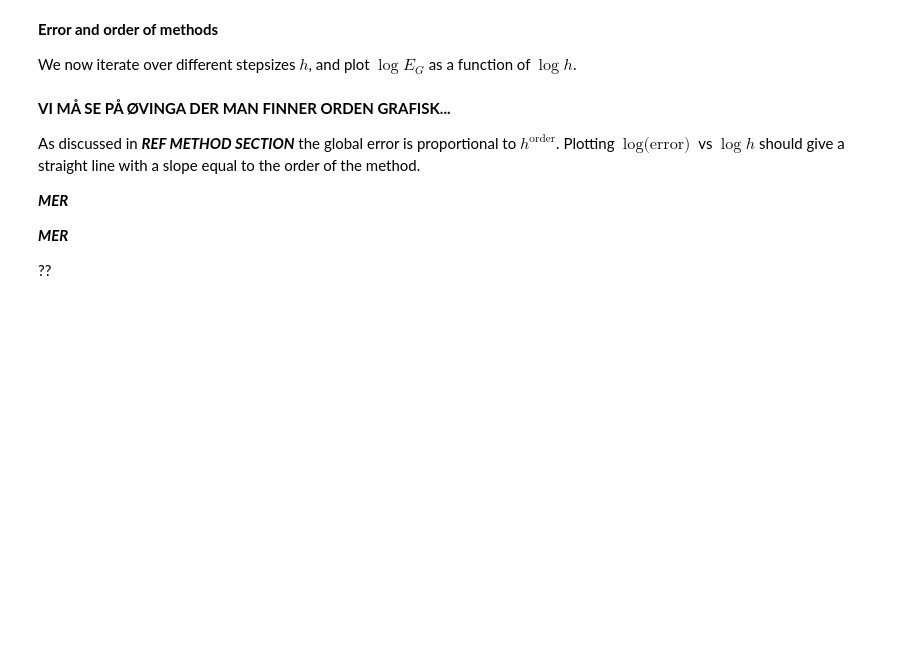
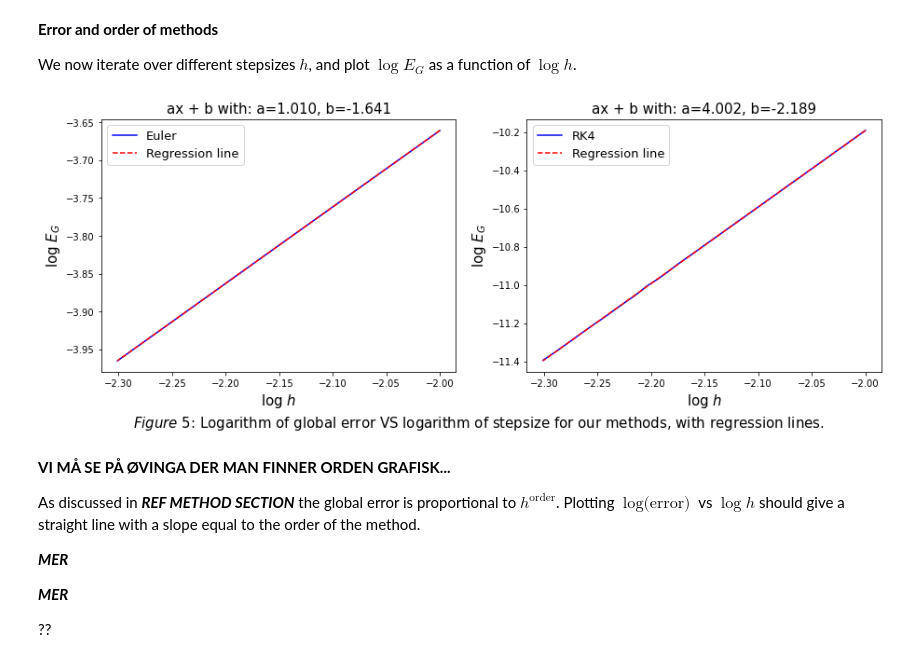
Before and after one commit to Trond01/TMA4320_prosjekt_2, a Jupyter notebook: prosjekt2.ipynb, the cells around one changed output. Saved outputs shown, nothing was run; the diff lists cells and outputs as text; code cells hidden in the pictures; blank space fills up the shorter version.

Commit message:
Fikset plot av log error, satt inn with fence

```diff
--- a/prosjekt2.ipynb
+++ b/prosjekt2.ipynb
@@ -846,31 +846,45 @@ def analytic_harmonic_oscillator(time_array, theta0):
 
 We now iterate over different stepsizes $h$, and plot $\log{E_G}$ as a function of $\log{h}$.
 # %%
-# #1h
+#1h
 
-# N = 97
-# h_array = np.linspace(1e-2, 5e-3, N)
-# global_error_euler = np.zeros(N)
-# global_error_RK4   = np.zeros(N)
-# w0 = [0.01, 0, 0, 0, yC0, 0, 0, 0] # [theta0, omega0, x0, vx0, y0, vy0, s0, vs0]
+from scipy.optimize import curve_fit
+def linear_regression(x_vals, y_vals):
+    def func(x, a, b):
+        return a*x+b
 
-# for i in tqdm(range(len(h_array))):
-#     h = h_array[i]
-#     theta_anal  = analytic_harmonic_oscillator(t_end, w0[0])
-#     o, w_euler = ode_solver(f_harmonic_approxilator, t0, t_end, w0, h, method=euler_method)
-#     o, w_RK4   = ode_solver(f_harmonic_approxilator, t0, t_end, w0, h, method=RK4_method)
-#     global_error_euler[i] = np.abs(theta_anal - w_euler[0][-1])
-#     global_error_RK4[i]   = np.abs(theta_anal - w_RK4[0][-1])
+    popt, pcov = curve_fit(func, x_vals, y_vals)
+    a, b = popt
+    curvestring = 'ax + b with: a=%.3f, b=%.3f' % (a, b)
+    return a, b, curvestring
 
-# log_euler = np.log10(global_error_euler)
-# log_RK4   = np.log10(global_error_RK4)
-# log_h     = np.log10(h_array)
+t0, t_end = 0, 40
+w0 = [0.01, 0, 0, 0, yC0, 0, 0, 0] # [theta0, omega0, x0, vx0, y0, vy0, s0, vs0]
 
-# x_vals_list = [[log_h,     log_h],     [log_h,   log_h]]
-# y_vals_list = [[log_euler, log_h - 2.2], [log_RK4, 4*log_h-1.7]]
-# fig_txt = "Logarithm of global error VS logarithm of stepsize for our methods."
+N = 37
+h_array = np.linspace(1e-2, 5e-3, N)
+log_err_eul = np.zeros(N)
+log_err_RK4 = np.zeros(N)
 
-# plot_function_dual(x_vals_list, y_vals_list, [['r', 'b--'], ['r', 'b--']],
-#     labels = [["Euler", "slope = 1"], ["RK4", "slope = 4"]], xlabels = [r'log $h$', r'log $h$'],
-#     ylabels=[r'log $E_G$', r'log $E_G$'], fig_text = fig_txt, loc = ["upper left", "upper left"],
-#     title_size=25)
+for i in tqdm(range(len(h_array))):
+    h = h_array[i]
+    theta_anal  = analytic_harmonic_oscillator(t_end, w0[0])
+    o, w_euler = ode_solver(f_harmonic_approxilator, t0, t_end, w0, h, method=euler_method)
+    o, w_RK4   = ode_solver(f_harmonic_approxilator, t0, t_end, w0, h, method=RK4_method)
+    log_err_eul[i] = np.log10(np.abs(theta_anal - w_euler[0][-1]))
+    log_err_RK4[i]   = np.log10(np.abs(theta_anal - w_RK4[0][-1]))
+
+log_h = np.log10(h_array)
+a_eul, b_eul, str_eul = linear_regression(log_h, log_err_eul)
+a_RK4, b_RK4, str_RK4 = linear_regression(log_h, log_err_RK4)
+
+x_vals_list = [[log_h,       log_h],               [log_h,       log_h]]
+y_vals_list = [[log_err_eul, a_eul*log_h + b_eul], [log_err_RK4, a_RK4*log_h + b_RK4]]
+fig_txt = "Logarithm of global error VS logarithm of stepsize for our methods, with regression lines."
+
+plot_function_dual(x_vals_list, y_vals_list, [['b', 'r--'], ['b', 'r--']],
+    labels = [["Euler", "Regression line"], ["RK4", "Regression line"]], xlabels = [r'log $h$', r'log $h$'],
+    ylabels=[r'log $E_G$', r'log $E_G$'], fig_text = fig_txt, loc = ["upper left", "upper left"],
+    title_size=15, titles = [str_eul, str_RK4])
+# %% [output]
+[figure, added]
```
Also changed, not shown: parts of 30 cells of this notebook, 4 other files.
